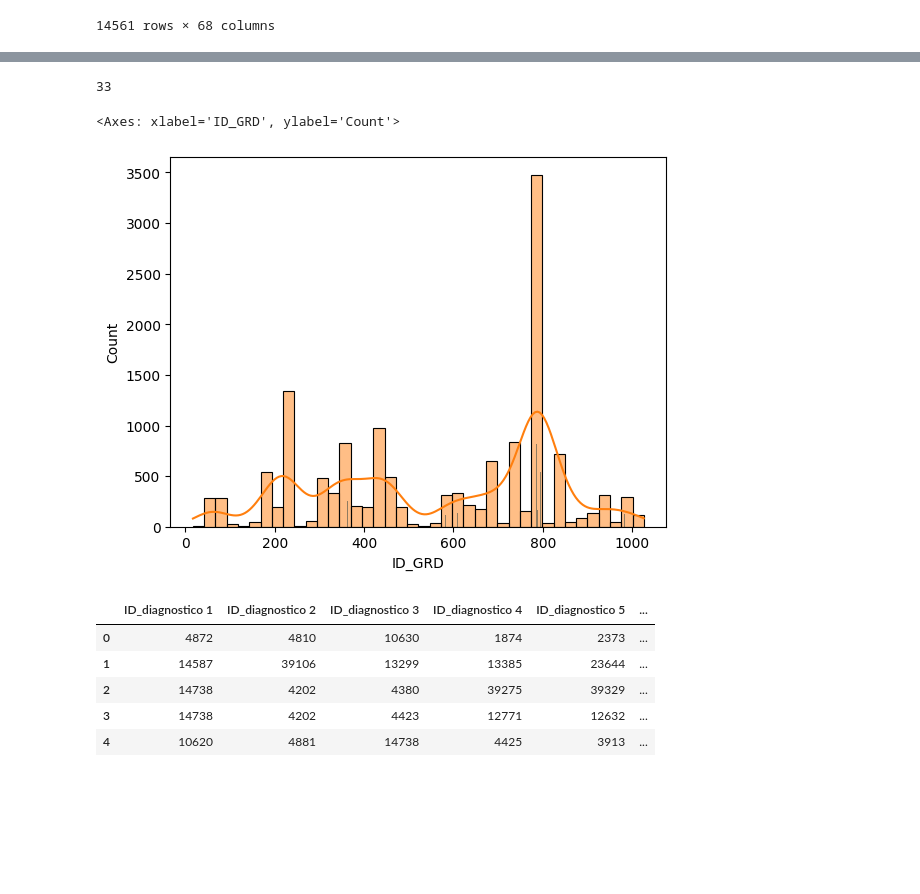
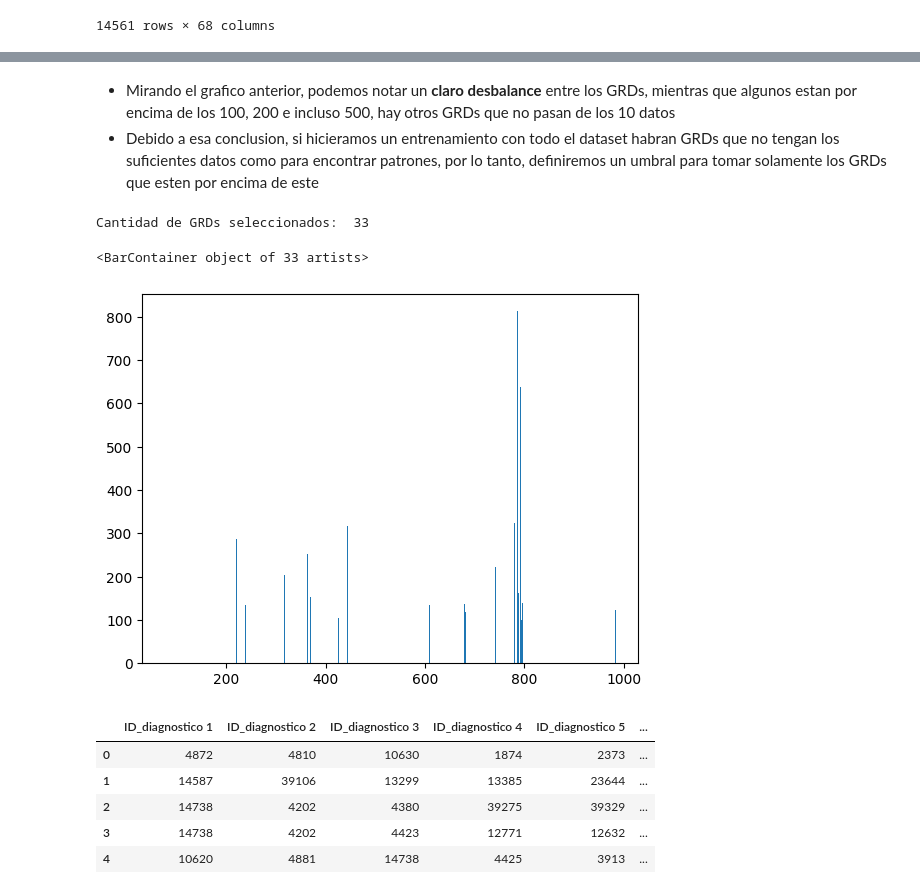
Before and after one commit to NicoElHulk/Proyecto1_ML, a Jupyter notebook: src/main.ipynb, the cells around one changed output, grey strips where cells are left out. Saved outputs shown, nothing was run; the diff lists cells and outputs as text; code cells hidden in the pictures; blank space fills up the shorter version.

```diff
--- a/src/main.ipynb
+++ b/src/main.ipynb
@@ -154,0 +177,15 @@ Tomar los GRD's mas repetidos en el dataset y hacer un nuevo dataset mas equilib
+# %%
+ejey = df['ID_GRD'].value_counts()
+
+ejex = []
+for a in df['ID_GRD']:
+    if a not in ejex:
+        ejex.append(a)
+    else:
+        pass
+
+
+plt.bar(ejex, ejey)
+plt.title('Grafico de cantidad de datos por cada GRD')
+plt.xlabel('ID GRD')
+plt.ylabel('Cantidad de datos')
@@ -155,30 +195,40 @@ Tomar los GRD's mas repetidos en el dataset y hacer un nuevo dataset mas equilib
+# %% [markdown]
+- Mirando el grafico anterior, podemos notar un **claro desbalance** entre los GRDs, mientras que algunos estan por encima de los 100, 200 e incluso 500, hay otros GRDs que no pasan de los 10 datos
+- Debido a esa conclusion, si hicieramos un entrenamiento con todo el dataset habran GRDs que no tengan los suficientes datos como para encontrar patrones, por lo tanto, definiremos un umbral para tomar solamente los GRDs que esten por encima de este
 # %%
+'''
+1. Definiremos la frecuencia de cada GRD que aparece en el dataset
+2. Definimos un umbral de frecuencia
+3. Recopilamos todos los GRDs que superan el umbral
+4. Graficamos la frecuencia de cada GRD seleccionado
+'''
+
 frecuencia = {}
 for id in df['ID_GRD']:
     if id not in frecuencia:
         frecuencia[id] = 1
     else:
         frecuencia[id] += 1
 
+umbral = 100
 moda = {}
 for i in frecuencia:
-    if frecuencia[i] >= 100:
+    if frecuencia[i] >= umbral:
         moda[i] = frecuencia[i]
 
 ejex = list(moda.keys())
 ejey = list(moda.values())
 
 nuevos_ids = {}
 id = 0
 for a in ejex:
     nuevos_ids[a] = id
     id += 1
 
-print(len(moda))
+print('Cantidad de GRDs seleccionados: ', len(moda))
 plt.bar(ejex, ejey)
-sns.histplot(df['ID_GRD'], bins=40, kde=True)
 # %% [output]
-33
+Cantidad de GRDs seleccionados:  33
-<Axes: xlabel='ID_GRD', ylabel='Count'>
+<BarContainer object of 33 artists>
-[figure, old version]
+[figure, new version]
 # %%
```
Also changed, not shown: parts of 23 cells of this notebook.
